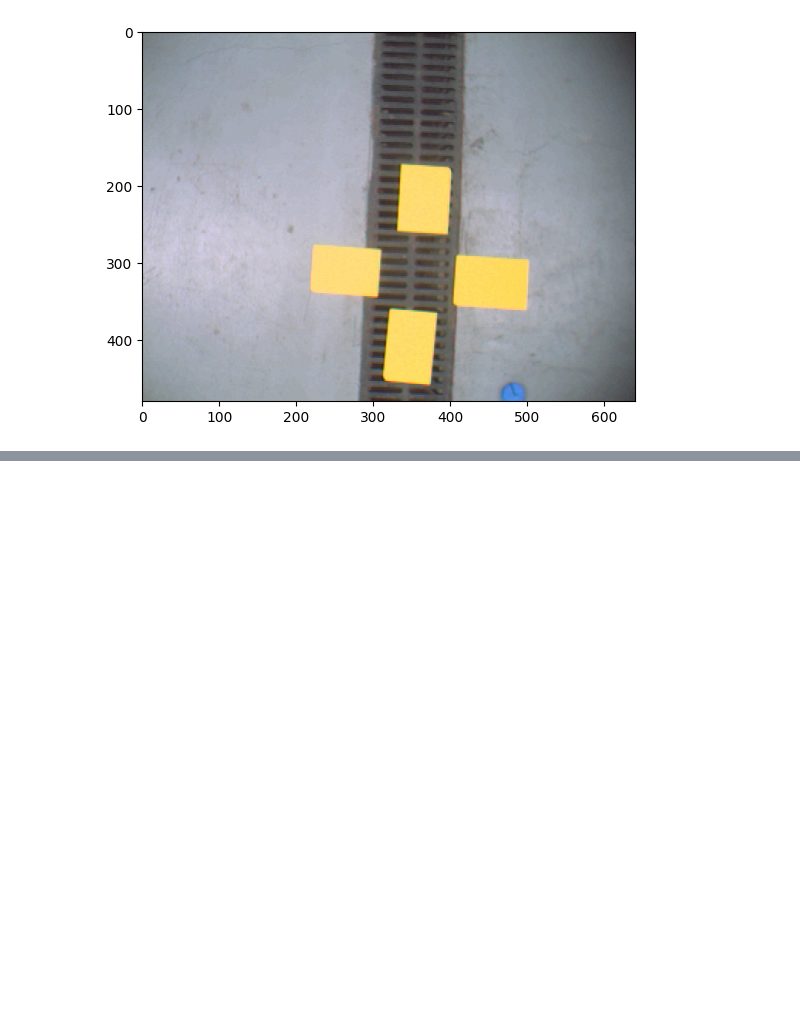
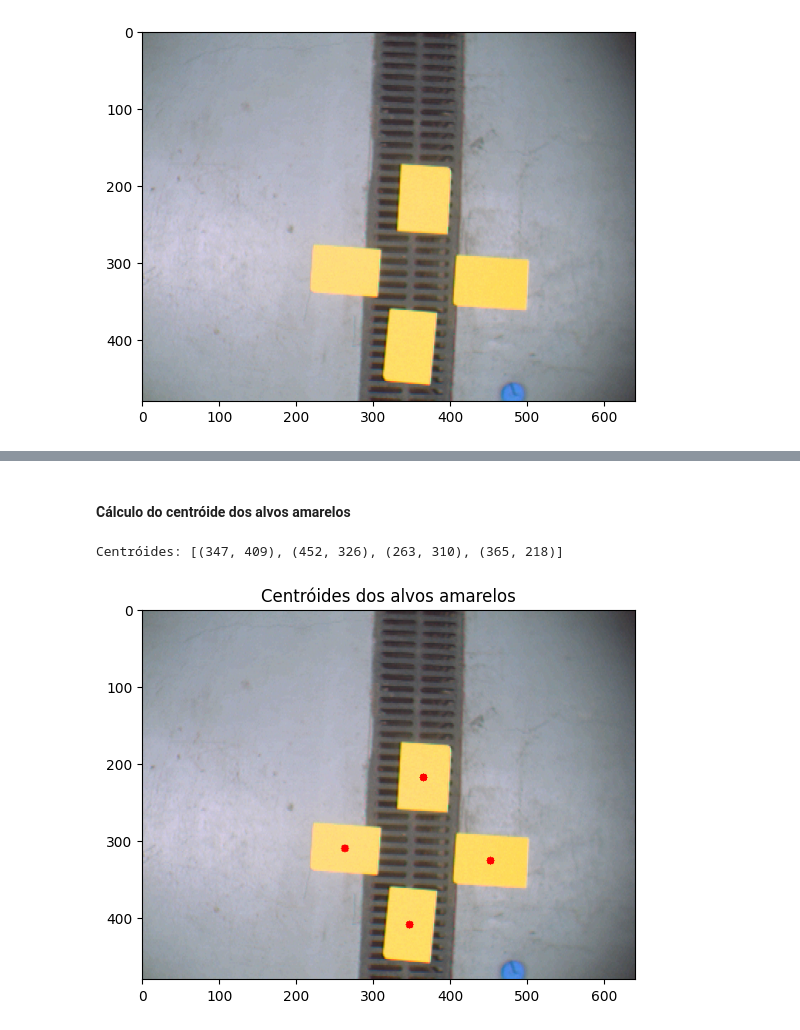
Before and after one commit to danrcarneiro/Estudos-Dirigidos---Vis-o-Computacional, a Jupyter notebook: ED8/ED8.ipynb, the cells around one changed output, grey strips where cells are left out. Cells and saved outputs as stored; diff of their text form; code cells hidden in the pictures; blank space fills up the shorter version.

```diff
--- a/ED8/ED8.ipynb
+++ b/ED8/ED8.ipynb
@@ -72,0 +62,37 @@ fig.savefig("chromaticity_diagram.png", facecolor="white")
+# %% [markdown]
+#### Cálculo do centróide dos alvos amarelos
+# %%
+# Converte a imagem com os alvos amarelos isolados para escala de cinza
+gray = cv.cvtColor(center2, cv.COLOR_RGB2GRAY)
+
+# Cria a imagem binária
+_, thresh = cv.threshold(gray, 1, 255, cv.THRESH_BINARY)
+
+# Identifica os contornos
+contours, _ = cv.findContours(thresh, cv.RETR_EXTERNAL, cv.CHAIN_APPROX_SIMPLE)
+
+# Calcula os centroides
+centroids = []
+for contour in contours:
+    # Calculate the moments of the contour
+    M = cv.moments(contour)
+
+    # Calculate centroid coordinates
+    if M['m00'] != 0:  # Ensure the region has a non-zero area
+        cx = int(M['m10'] / M['m00'])
+        cy = int(M['m01'] / M['m00'])
+        centroids.append((cx, cy))
+
+
+for centroid in centroids:
+    cv.circle(img, centroid, 5, (255, 0, 0), -1)
+
+
+
+plt.imshow(img)
+plt.title('Centróides dos alvos amarelos')
+
+print("Centróides:", centroids)
+# %% [output]
+Centróides: [(347, 409), (452, 326), (263, 310), (365, 218)]
+[figure, added]
```
Also changed, not shown: parts of 7 cells of this notebook, 18 other files.
